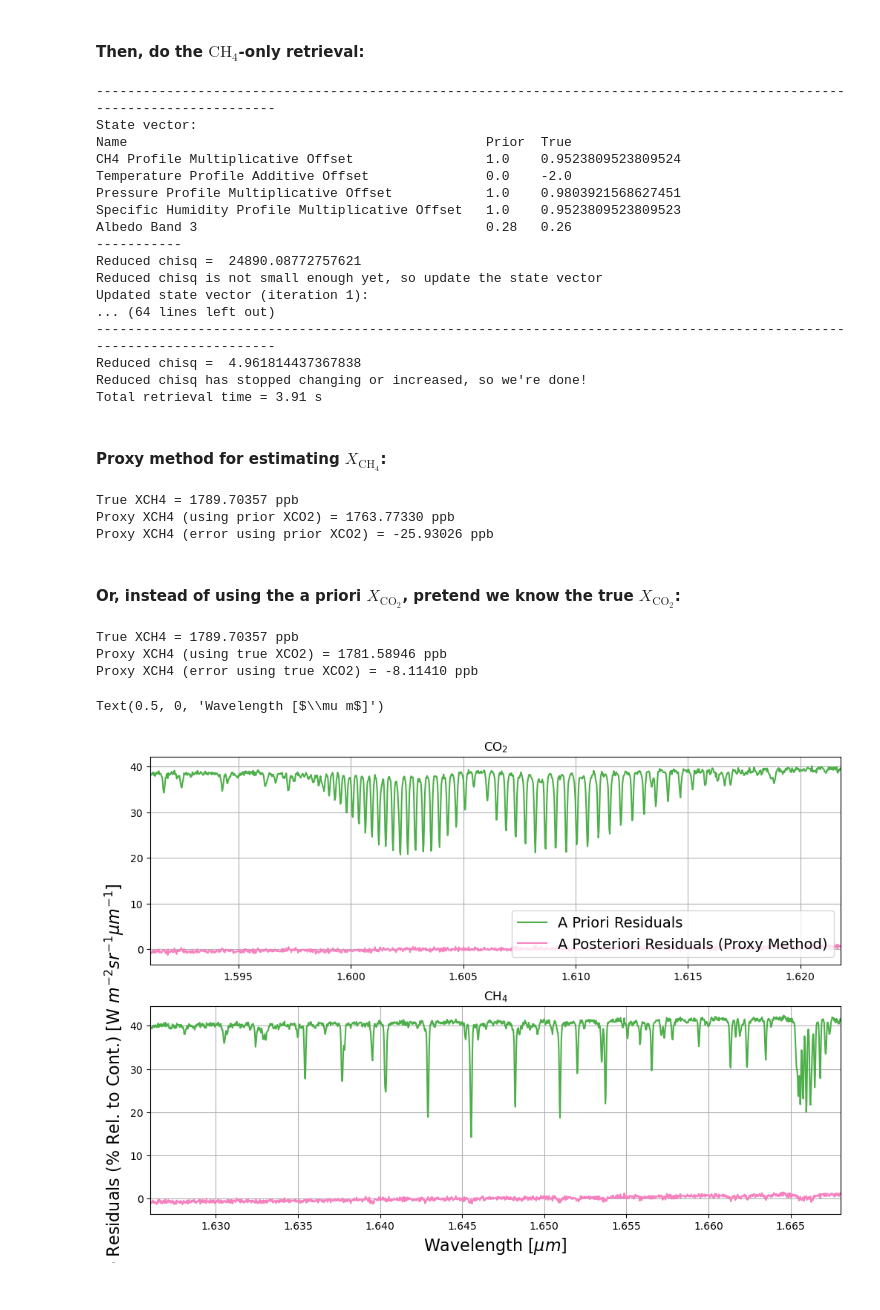
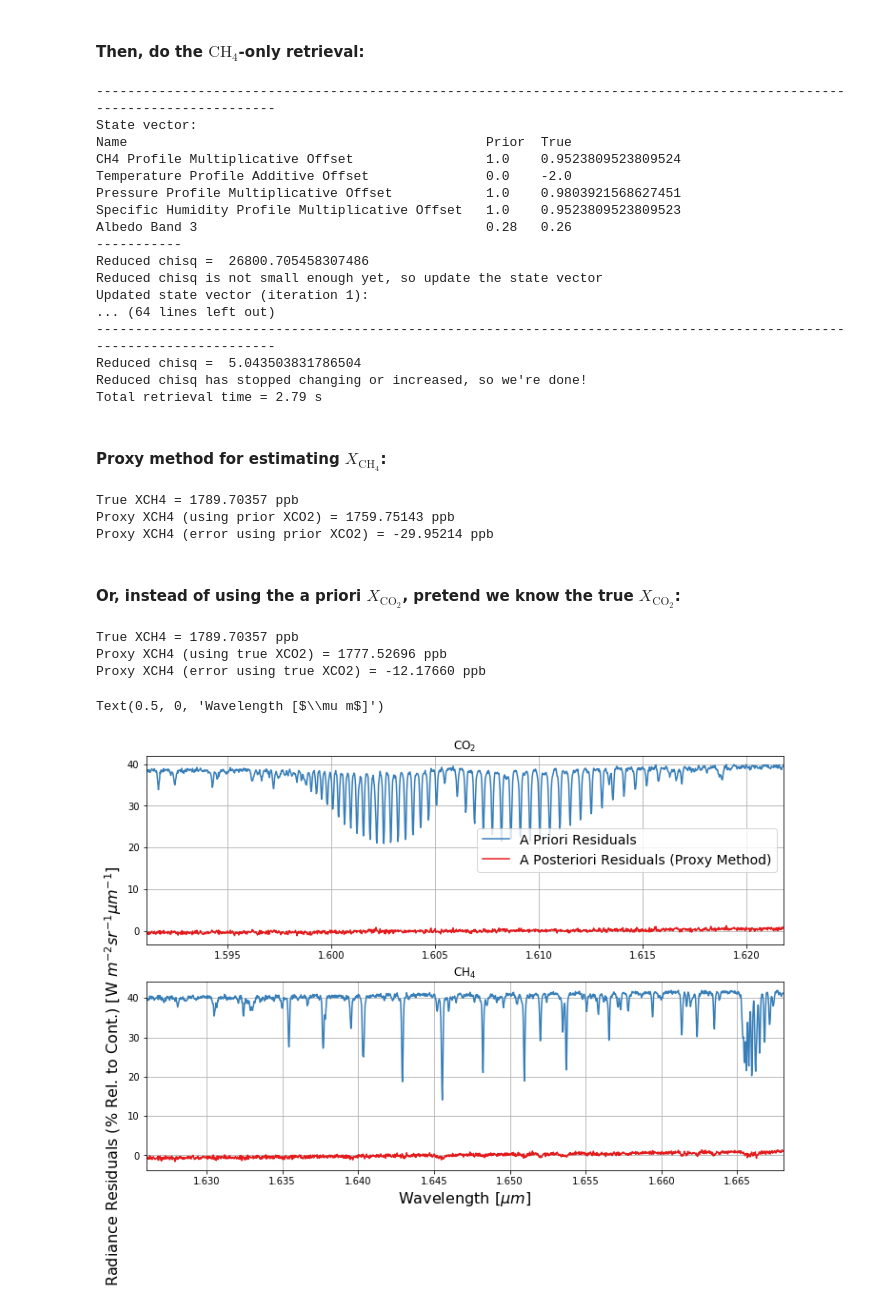
Before and after one commit to AgilentGCMS/ssim-ghg-2024, a Jupyter notebook: retrieval/toy_retrieval.ipynb, the cells around one changed output. Cells and saved outputs as stored; diff of their text form; code cells hidden in the pictures.

```diff
--- a/retrieval/toy_retrieval.ipynb
+++ b/retrieval/toy_retrieval.ipynb
@@ -20,5 +20,5 @@ Band limits:
 # %% [markdown]
 #### Load ABSCO tables:
 # %%
-absco_data = load_absco_file(os.path.join(s.ABSCO_TABLE_FOLDER, "absco.h5"))
+absco_data = load_absco_file("/Users/rnelson/Downloads/absco.h5")
 # %% [markdown]
@@ -498,7 +557,7 @@ model_prior_wrong_height = ForwardFunction(
     q=s.q_prior,
     albedo=s.albedo_prior,
     tau_aerosol=s.tau_aerosol_prior,
-    height_aerosol=50000 #Wrong aerosol height
+    height_aerosol=10000 #Wrong aerosol height
     )
 
 x_wrong_height = {}
@@ -679,14 +762,14 @@ Pressure Profile Multiplicative Offset            1.0    0.9803921568627451
 Specific Humidity Profile Multiplicative Offset   1.0    0.9523809523809523
 Albedo Band 3                                     0.28   0.26
 -----------
-Reduced chisq =  24890.08772757621
+Reduced chisq =  26800.705458307486
 Reduced chisq is not small enough yet, so update the state vector
 Updated state vector (iteration 1):
 ... (64 lines left out)
 -----------------------------------------------------------------------------------------------------------------------
-Reduced chisq =  4.961814437367838
+Reduced chisq =  5.043503831786504
 Reduced chisq has stopped changing or increased, so we're done!
-Total retrieval time = 3.91 s
+Total retrieval time = 2.79 s
 # %% [markdown]
 #### Proxy method for estimating $X_{\mathrm{CH_4}}$:
 # %%
@@ -696,8 +779,8 @@ print("Proxy XCH4 (using prior XCO2) =",'{:.5f}'.format(xch4_proxy),"ppb")
 print("Proxy XCH4 (error using prior XCO2) =",'{:.5f}'.format(xch4_proxy - model_true.xch4),"ppb")
 # %% [output]
 True XCH4 = 1789.70357 ppb
-Proxy XCH4 (using prior XCO2) = 1763.77330 ppb
-Proxy XCH4 (error using prior XCO2) = -25.93026 ppb
+Proxy XCH4 (using prior XCO2) = 1759.75143 ppb
+Proxy XCH4 (error using prior XCO2) = -29.95214 ppb
 # %% [markdown]
 #### Or, instead of using the a priori $X_{\mathrm{CO_2}}$, pretend we know the true $X_{\mathrm{CO_2}}$:
 # %%
@@ -707,23 +790,23 @@ print("Proxy XCH4 (using true XCO2) =",'{:.5f}'.format(xch4_proxy_using_true_xco
 print("Proxy XCH4 (error using true XCO2) =",'{:.5f}'.format(xch4_proxy_using_true_xco2 - model_true.xch4),"ppb")
 # %% [output]
 True XCH4 = 1789.70357 ppb
-Proxy XCH4 (using true XCO2) = 1781.58946 ppb
-Proxy XCH4 (error using true XCO2) = -8.11410 ppb
+Proxy XCH4 (using true XCO2) = 1777.52696 ppb
+Proxy XCH4 (error using true XCO2) = -12.17660 ppb
 # %%
 fig, ax = plt.subplots(2, 1, figsize=(12,8))
-ax[0].plot(model_prior_proxy_co2.band_wl[0], (model_prior_proxy_co2.R_band[0] - model_true_proxy_co2.R_band[1])/(model_true_proxy_co2.R_band[1].max())*100.,label="A Priori Residuals",c='#984ea3')
+ax[0].plot(model_prior_proxy_co2.band_wl[0], (model_prior_proxy_co2.R_band[0] - model_true_proxy_co2.R_band[1])/(model_true_proxy_co2.R_band[1].max())*100.,label="A Priori Residuals",c='#377eb8')
 ax[0].plot(model_prior_proxy_co2.band_wl[0], (model_ret_proxy_co2.R_band[0] - model_true_proxy_co2.R_band[1])/(model_true_proxy_co2.R_band[1].max())*100.,label="A Posteriori Residuals (Proxy Method)",c='#e41a1c')
 ax[0].set_title("CO"+r'$_2$')
 ax[0].set_xlim(min(model_prior_proxy_co2.band_wl[0]),max(model_prior_proxy_co2.band_wl[0]))
 ax[0].grid(True)
-ax[0].legend(loc="lower right",fontsize=14)
-ax[1].plot(model_prior_proxy_ch4.band_wl[0], (model_prior_proxy_ch4.R_band[0] - model_true_proxy_ch4.R_band[2])/(model_true_proxy_ch4.R_band[2].max())*100.,c='#984ea3')
+ax[0].legend(loc="center right",fontsize=14)
+ax[1].plot(model_prior_proxy_ch4.band_wl[0], (model_prior_proxy_ch4.R_band[0] - model_true_proxy_ch4.R_band[2])/(model_true_proxy_ch4.R_band[2].max())*100.,c='#377eb8')
 ax[1].plot(model_prior_proxy_ch4.band_wl[0], (model_ret_proxy_ch4.R_band[0] - model_true_proxy_ch4.R_band[2])/(model_true_proxy_ch4.R_band[2].max())*100.,c='#e41a1c')
 ax[1].set_xlim(min(model_prior_proxy_ch4.band_wl[0]),max(model_prior_proxy_ch4.band_wl[0]))
 ax[1].set_ylabel('Radiance Residuals (% Rel. to Cont.) [W '+r'$m^{-2}$'+r'$ sr^{-1}$'+r'$\mu m^{-1}$'+']',size=16)
 ax[1].set_title("CH"+r'$_4$')
 ax[1].grid(True)
 ax[1].set_xlabel('Wavelength ['+r'$\mu m$'+']',size=16)
 # %% [output]
 Text(0.5, 0, 'Wavelength [$\\mu m$]')
-[figure, old version]
+[figure, new version]
```
Also changed, not shown: parts of 31 cells of this notebook, 2 other files.
